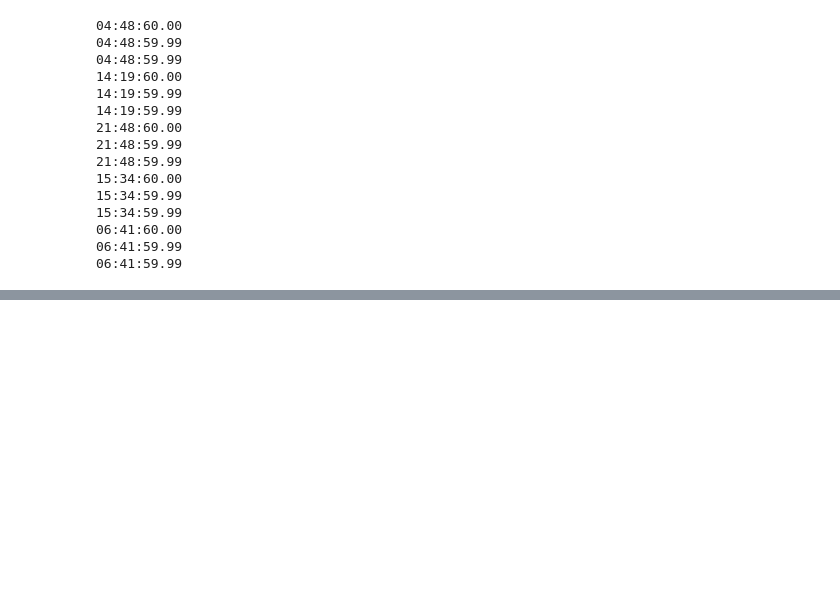
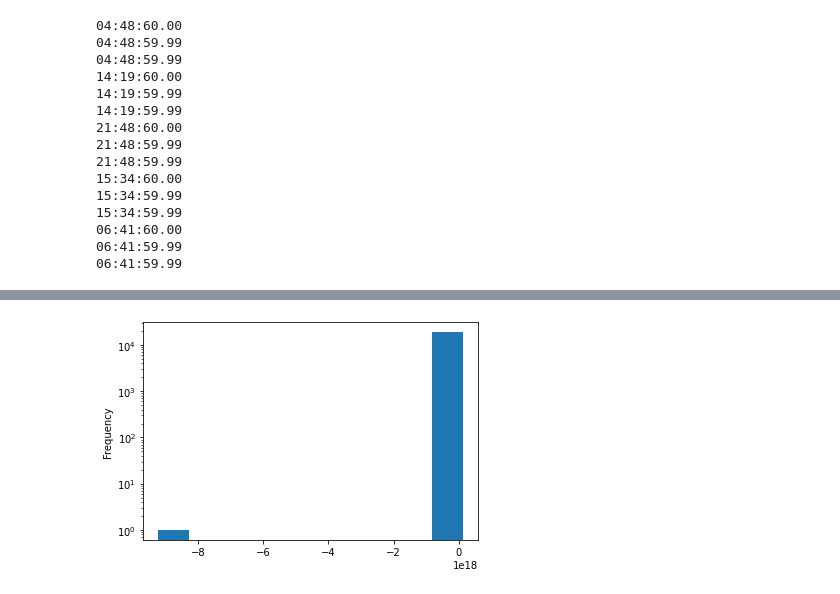
Before and after one commit to laurabersani/MLPNS_LBersani, a Jupyter notebook: earthquakes.ipynb, the cells around one changed output, grey strips where cells are left out. Drawn from its saved outputs; the diff is of its cells as text; code cells hidden in the pictures; blank space fills up the shorter version.

```diff
--- a/earthquakes.ipynb
+++ b/earthquakes.ipynb
@@ -113,0 +162,19 @@ eqs["datetime"] = eqs["datetime"].map(pd.to_datetime)
+# %%
+gooddates = (((eqs.datetime >= ss[0][0]) * (eqs.datetime <= ss[0][1])) + \
+        ((eqs.datetime >=ss [1][0]) * (eqs.datetime <= ss[1][1])) + \
+        ((eqs.datetime >=ss [2][0]) * (eqs.datetime <= ss[2][1])) + \
+        ((eqs.datetime >=ss [3][0]) * (eqs.datetime <= ss[3][1])) + \
+        ((eqs.datetime >=ss [4][0]) * (eqs.datetime <= ss[4][1])) + \
+        ((eqs.datetime >=ss [5][0]) * (eqs.datetime <= ss[5][1])) + \
+        ((eqs.datetime >=ss [6][0]) * (eqs.datetime <= ss[6][1])) + \
+        ((eqs.datetime >=ss [7][0]) * (eqs.datetime <= ss[7][1])) + \
+        ((eqs.datetime >=ss [8][0]) * (eqs.datetime <= ss[8][1])) + \
+        ((eqs.datetime >=ss [9][0]) * (eqs.datetime <= ss[9][1])) + \
+        ((eqs.datetime >=ss [10][0]) * (eqs.datetime <= ss[10][1]))).values
+        #nota la \ è per non interrompere la riga dopo non ci può essere
+        #sto creando un array booleano per stabilire i valori che vanno bene e quelli che no.
+# %%
+eqs.rename({'Unnamed: 5':'mag'},axis=1, inplace=True)
+# %%
+eqGoodData= eqs[gooddates][["datetime", "mag"]]
+#unnamed 5 è la magnitudo, non MAG
@@ -113,0 +217,3 @@ eqs["datetime"] = eqs["datetime"].map(pd.to_datetime)
+# %%
+eqGoodData['gaps']=eqGoodData["datetime"].diff().values.astype(float) #costruiamo una colonna con differenza di tempo. Li salvo come float
+eqGoodData
@@ -113,0 +234,4 @@ eqs["datetime"] = eqs["datetime"].map(pd.to_datetime)
+# %%
+eqGoodData["gaps"].plot(kind="hist", logy=True);
+# %% [output]
+[figure, added]
```
Also changed, not shown: parts of 20 cells of this notebook.
